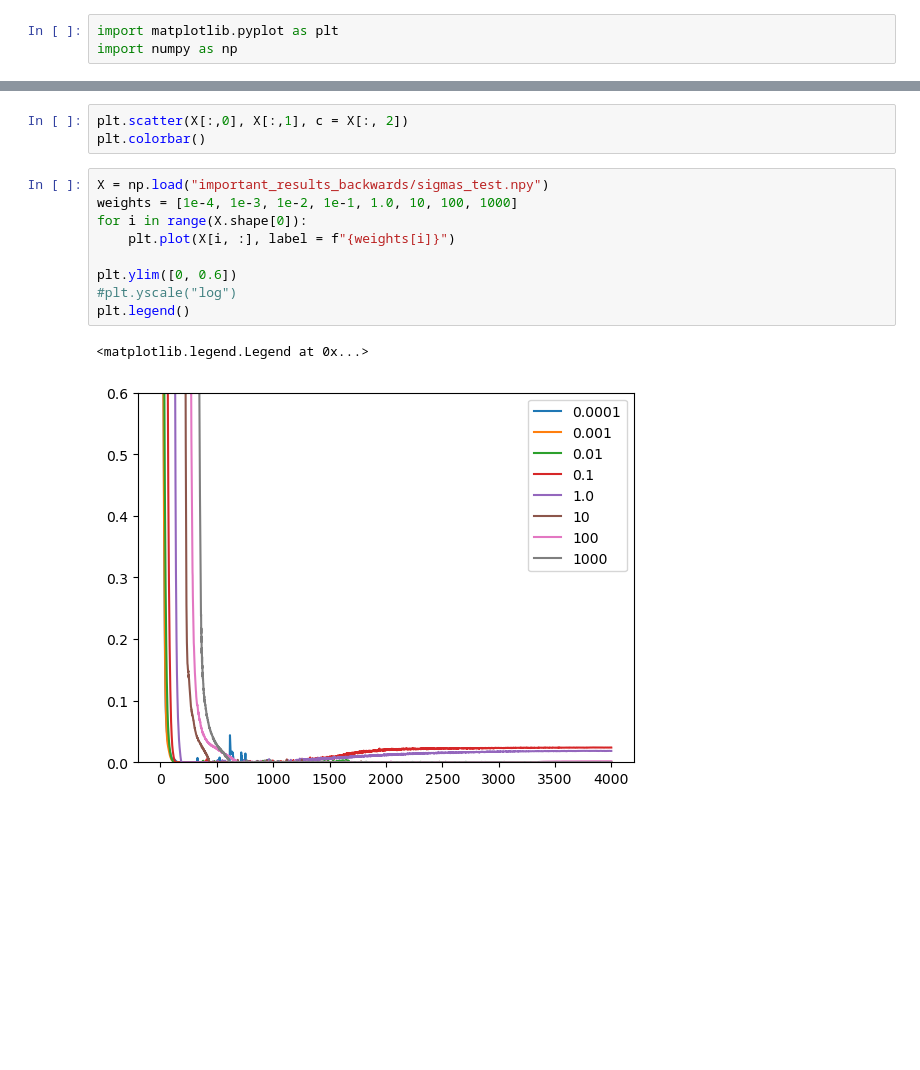
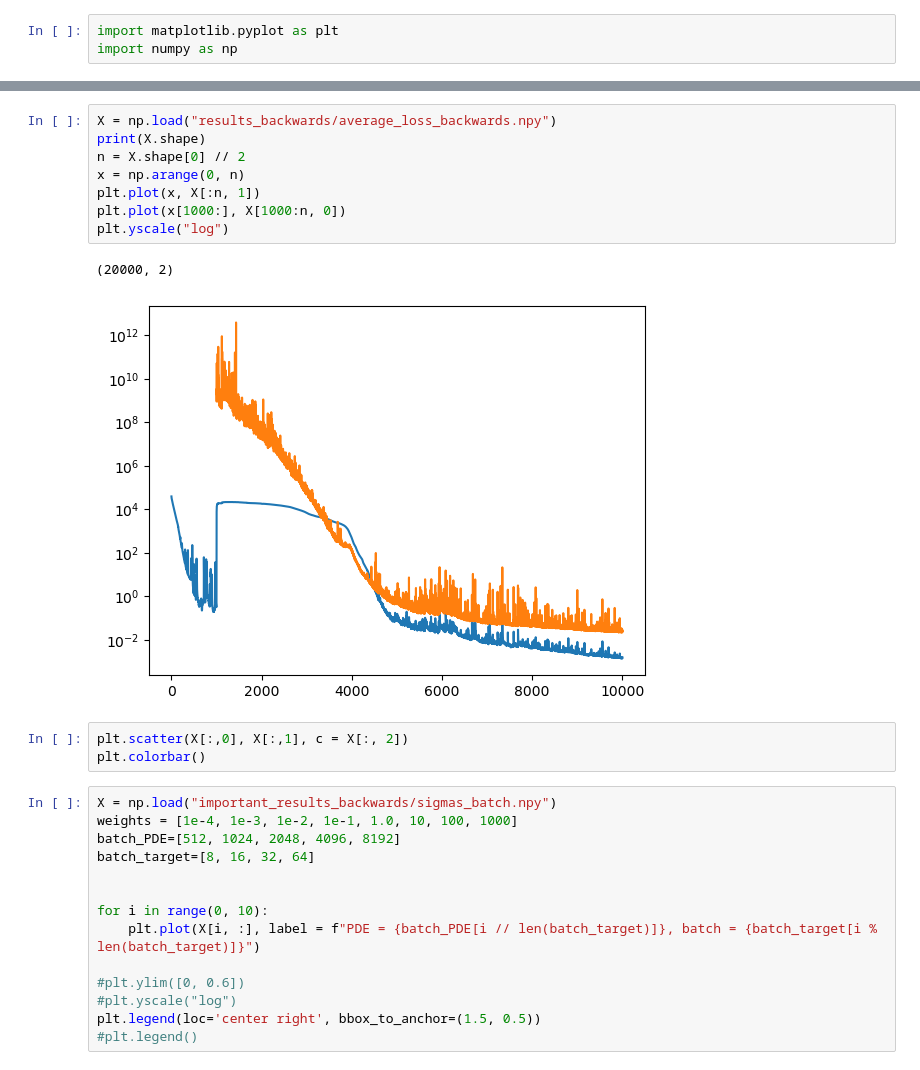
Before and after one commit to SigurdHuse/master_project, a Jupyter notebook: test.ipynb, the cells around one changed output, grey strips where cells are left out. Drawn from its saved outputs; the diff is of its cells as text; blank space fills up the shorter version.

```diff
--- a/test.ipynb
+++ b/test.ipynb
@@ -182,15 +185,28 @@ X.shape
+# %%
+X = np.load("results_backwards/average_loss_backwards.npy")
+print(X.shape)
+n = X.shape[0] // 2
+x = np.arange(0, n)
+plt.plot(x, X[:n, 1])
+plt.plot(x[1000:], X[1000:n, 0])
+plt.yscale("log")
+# %% [output]
+(20000, 2)
+[figure, added]
 # %%
 plt.scatter(X[:,0], X[:,1], c = X[:, 2])
 plt.colorbar()
 # %%
-X = np.load("important_results_backwards/sigmas_test.npy")
+X = np.load("important_results_backwards/sigmas_batch.npy")
 weights = [1e-4, 1e-3, 1e-2, 1e-1, 1.0, 10, 100, 1000]
-for i in range(X.shape[0]):
-    plt.plot(X[i, :], label = f"{weights[i]}")
+batch_PDE=[512, 1024, 2048, 4096, 8192]
+batch_target=[8, 16, 32, 64]
 
-plt.ylim([0, 0.6])
+
+for i in range(0, 10):
+    plt.plot(X[i, :], label = f"PDE = {batch_PDE[i // len(batch_target)]}, batch = {batch_target[i % len(batch_target)]}")
+
+#plt.ylim([0, 0.6])
 #plt.yscale("log")
-plt.legend()
+plt.legend(loc='center right', bbox_to_anchor=(1.5, 0.5))
+#plt.legend()
-# %% [output]
-<matplotlib.legend.Legend at 0x...>
-[figure, removed]
```
Also changed, not shown: parts of 15 cells of this notebook, 13 other files.
